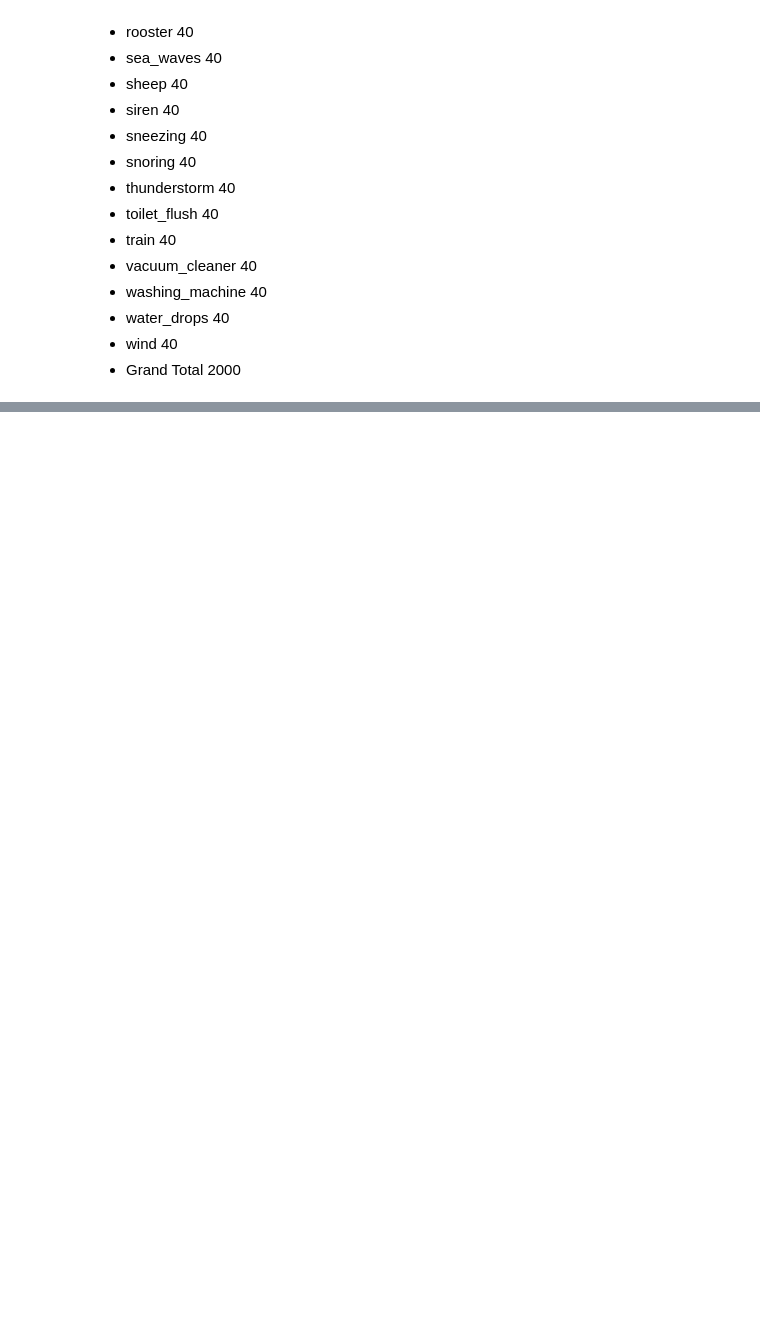
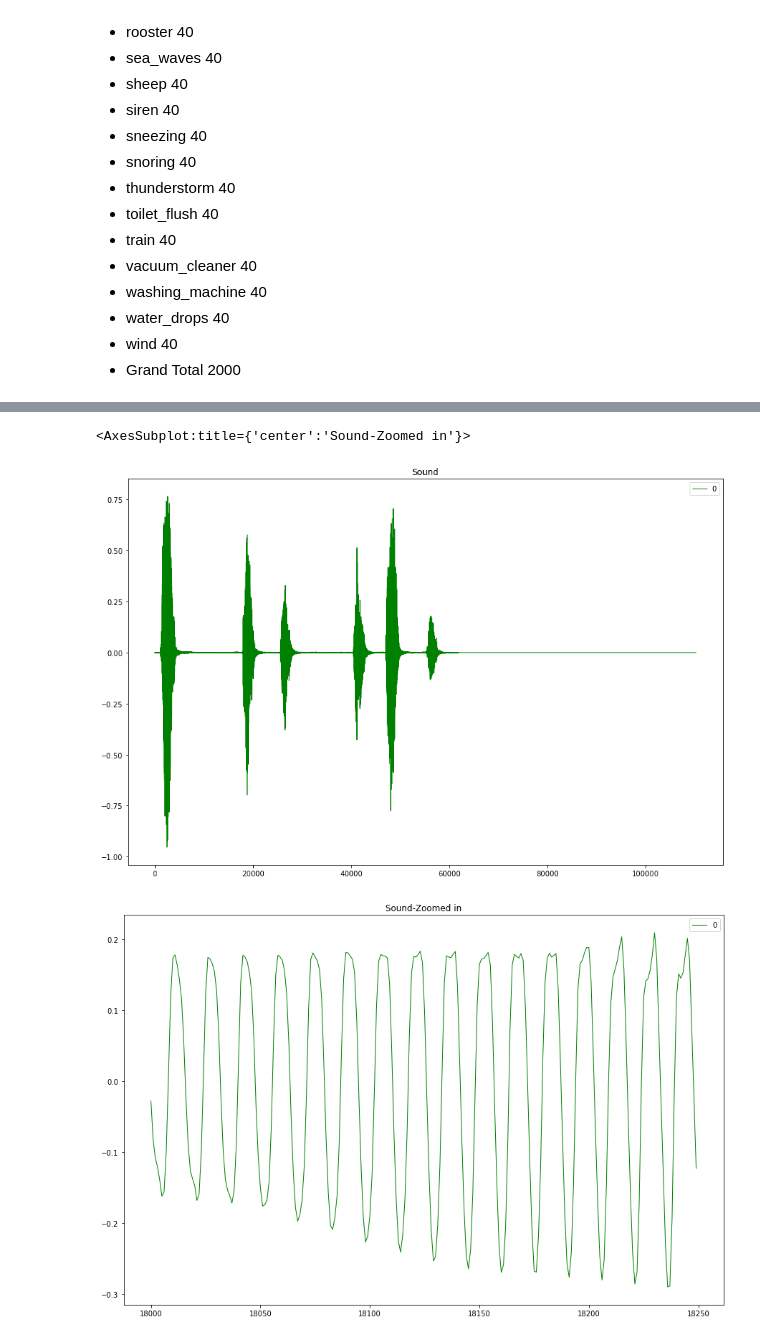
Before and after one commit to sruthi004/Analysis-of-Audio-data-with-Deep-Learning, a Jupyter notebook: Sound classification using NN.ipynb, the cells around one changed output, grey strips where cells are left out. Drawn from its saved outputs; the diff is of its cells as text; code cells hidden in the pictures; blank space fills up the shorter version.

```diff
--- a/Sound classification using NN.ipynb
+++ b/Sound classification using NN.ipynb
@@ -100,0 +125,19 @@ import numpy as np
+# %%
+# Alternate way to display wave
+df1=pd.DataFrame(data1)
+
+# Display whole wave
+df1.plot(figsize=(15,10),
+         lw=1,
+         title='Sound',
+        color='green')
+
+# Display part of wave
+df1.iloc[18000:18250,:].plot(figsize=(15,10),
+         lw=1,
+         title='Sound-Zoomed in',
+        color='green')
+# %% [output]
+<AxesSubplot:title={'center':'Sound-Zoomed in'}>
+[figure, added]
+[figure, added]
```
Also changed, not shown: parts of 7 cells of this notebook.
